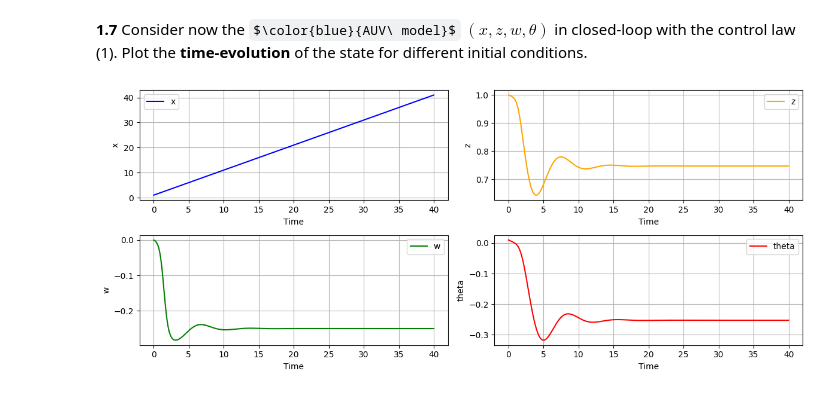
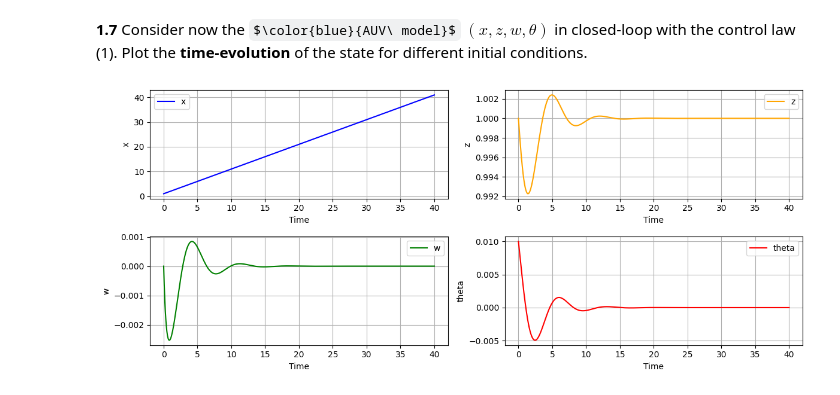
Before and after one commit to brumocas/CO_Projects, a Jupyter notebook: proj1/CO_project1.ipynb, the cells around one changed output. Cells and saved outputs as stored; diff of their text form; code cells hidden in the pictures; some formulas as TeX source.

```diff
--- a/proj1/CO_project1.ipynb
+++ b/proj1/CO_project1.ipynb
@@ -267,7 +267,7 @@ t = np.linspace(0, t_end, 1000)
 x0 = np.array([zd, 0.00, 0.01], dtype=float)
 
 # Call odeint with parameters
-x, infodict = integrate.odeint(Sys_f, x0, t, full_output=True)
+x_nl, infodict = integrate.odeint(Sys_f, x0, t, full_output=True)
 # infodict['message']                       # integration successful
 
 
@@ -275,17 +275,17 @@ x, infodict = integrate.odeint(Sys_f, x0, t, full_output=True)
 # Plot
 fig, axs = plt.subplots(3, 1, figsize=(7, 6))
 
-axs[0].plot(t, x[:, 0], label='z', color='orange')
+axs[0].plot(t, x_nl[:, 0], label='z', color='orange')
 axs[0].set_ylabel('z')
 axs[0].grid(True)
 axs[0].legend()
 
-axs[1].plot(t, x[:, 1], label='w', color='green')
+axs[1].plot(t, x_nl[:, 1], label='w', color='green')
 axs[1].set_ylabel('w')
 axs[1].grid(True)
 axs[1].legend()
 
-axs[2].plot(t, x[:, 2], label='theta', color='red')
+axs[2].plot(t, x_nl[:, 2], label='theta', color='red')
 axs[2].set_ylabel('theta')
 axs[2].grid(True)
 axs[2].legend()
@@ -319,10 +319,10 @@ t = np.linspace(0, t_end, 1000)
 
 # Initial values
 #x0 = np.array([zd, 0.00, 0.00], dtype=float)
-x0 = np.array([zd , 0.00, 0.01], dtype=float)
+x0 = np.array([zd + 0.1, 0.00, 0.01], dtype=float)
 
 # Call odeint with parameters
-x, infodict = integrate.odeint(Sys_f_Linear, x0, t, full_output=True)
+x_l, infodict = integrate.odeint(Sys_f_Linear, x0, t, full_output=True)
 # infodict['message']                       # integration successful
 
 
@@ -330,17 +330,17 @@ x, infodict = integrate.odeint(Sys_f_Linear, x0, t, full_output=True)
 # Plot
 fig, axs = plt.subplots(3, 1, figsize=(7, 6))
 
-axs[0].plot(t, x[:, 0], label='z', color='orange')
+axs[0].plot(t, x_l[:, 0], label='z', color='orange')
 axs[0].set_ylabel('z')
 axs[0].grid(True)
 axs[0].legend()
 
-axs[1].plot(t, x[:, 1], label='w', color='green')
+axs[1].plot(t, x_l[:, 1], label='w', color='green')
 axs[1].set_ylabel('w')
 axs[1].grid(True)
 axs[1].legend()
 
-axs[2].plot(t, x[:, 2], label='theta', color='red')
+axs[2].plot(t, x_l[:, 2], label='theta', color='red')
 axs[2].set_ylabel('theta')
 axs[2].grid(True)
 axs[2].legend()
@@ -415,7 +415,8 @@ def Sys_f_Linear(x, t=0):
   z = x[0]
   th = x[1]
   q = k1*(z-zd) - k2*th
-  return np.array([ -vd*th, q])
+  return np.array([ -vd*th,
+                    q])
 
 # Generate 1000 linearly spaced points for t
 t_end = 40
@@ -428,7 +429,6 @@ x0 = np.array([zd, 0.01], dtype=float)
 # Call odeint with parameters
 x, infodict = integrate.odeint(Sys_f_Linear, x0, t, full_output=True)
 # infodict['message']                       # integration successful
-
 
 
 # Plot
@@ -458,15 +458,14 @@ import numpy as np
 from scipy import integrate
 import matplotlib.pyplot as plt
 
-# Constants
-vd = 1
+k1 = 1
+k2 = 1
+m = 0.9
 d1 = -3
 d2 = -12
-m = 0.9
-k1 = 1
-k2 = 1
 zd = 1
 
+# Nonlinear System
 def Sys_f(x, t=0):
   z = x[1]
   w = x[2]
@@ -474,7 +473,7 @@ def Sys_f(x, t=0):
   q = k1*(z-zd) - k2*th
   dx1 = vd
   dx2 = -vd*np.tan(th) + w/np.cos(th)
-  dx3 = -d1*w + d2*w*np.abs(w) + q*m*(vd/np.cos(th) - w*np.tan(th))
+  dx3 = d1*w + d2*w*np.abs(w) + m*(vd/np.cos(th) - w*np.tan(th))*q
   dx4 = q
   return np.array([ dx1, dx2, dx3, dx4
                    ])
@@ -489,36 +488,35 @@ x0 = np.array([vd, zd, 0.00, 0.01])
 
 #  integrate.odeint
 x = integrate.odeint(Sys_f, x0, t, full_output=False)
-
 
 
 # Plot
 fig, axs = plt.subplots(2, 2, figsize=(12, 5))
 
 axs[0, 0].plot(t, x[:, 0], label='x', color='blue')
 axs[0, 0].set_ylabel('x')
 axs[0, 0].grid(True)
 axs[0, 0].legend()
 
 axs[0, 1].plot(t, x[:, 1], label='z', color='orange')
 axs[0, 1].set_ylabel('z')
 axs[0, 1].grid(True)
 axs[0, 1].legend()
 
 axs[1, 0].plot(t, x[:, 2], label='w', color='green')
 axs[1, 0].set_ylabel('w')
 axs[1, 0].grid(True)
 axs[1, 0].legend()
 
 axs[1, 1].plot(t, x[:, 3], label='theta', color='red')
 axs[1, 1].set_ylabel('theta')
 axs[1, 1].grid(True)
 axs[1, 1].legend()
 
 for ax in axs.flat:
     ax.set_xlabel('Time')
 
 plt.tight_layout()
 plt.show()
 # %% [output]
-[figure, old version]
+[figure, new version]
```
Also changed, not shown: parts of 1 cell of this notebook.
